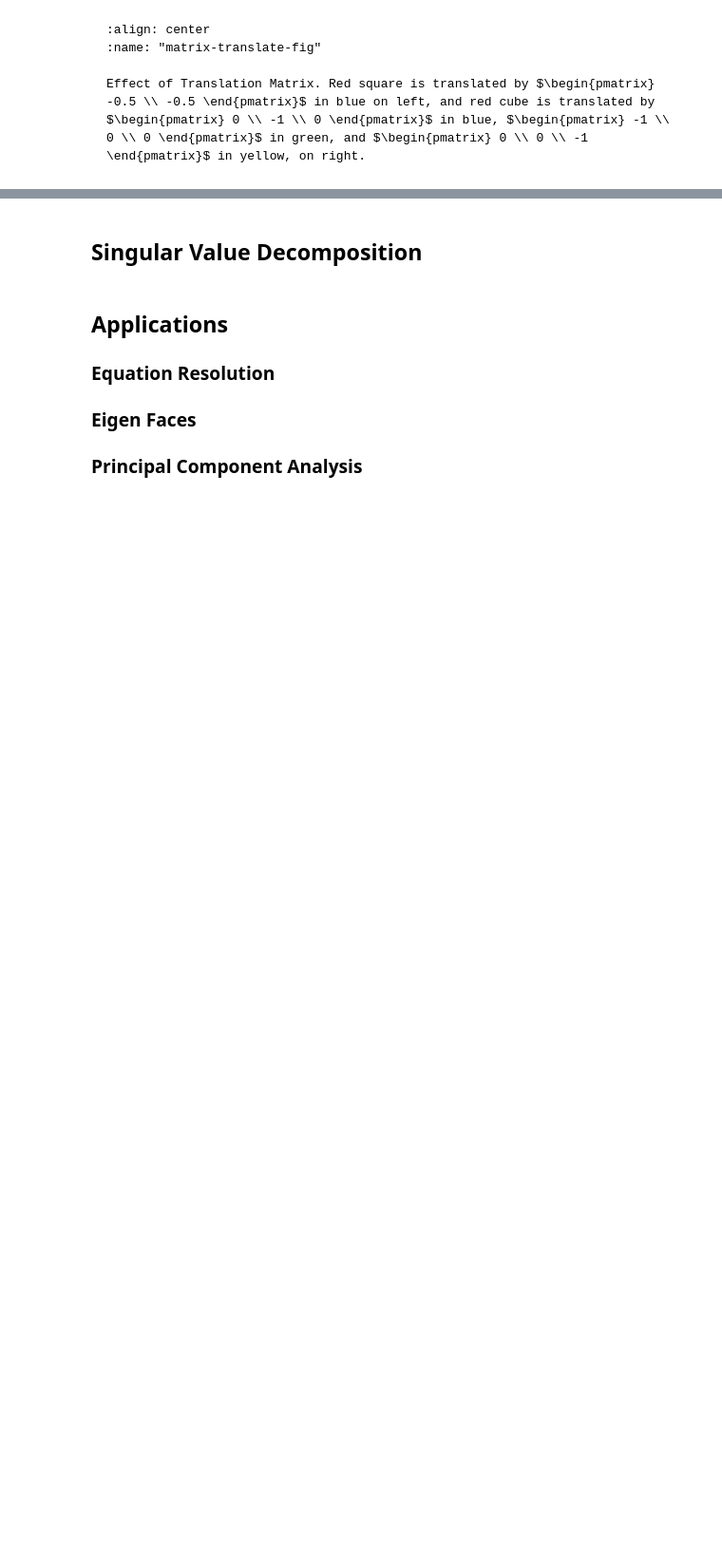
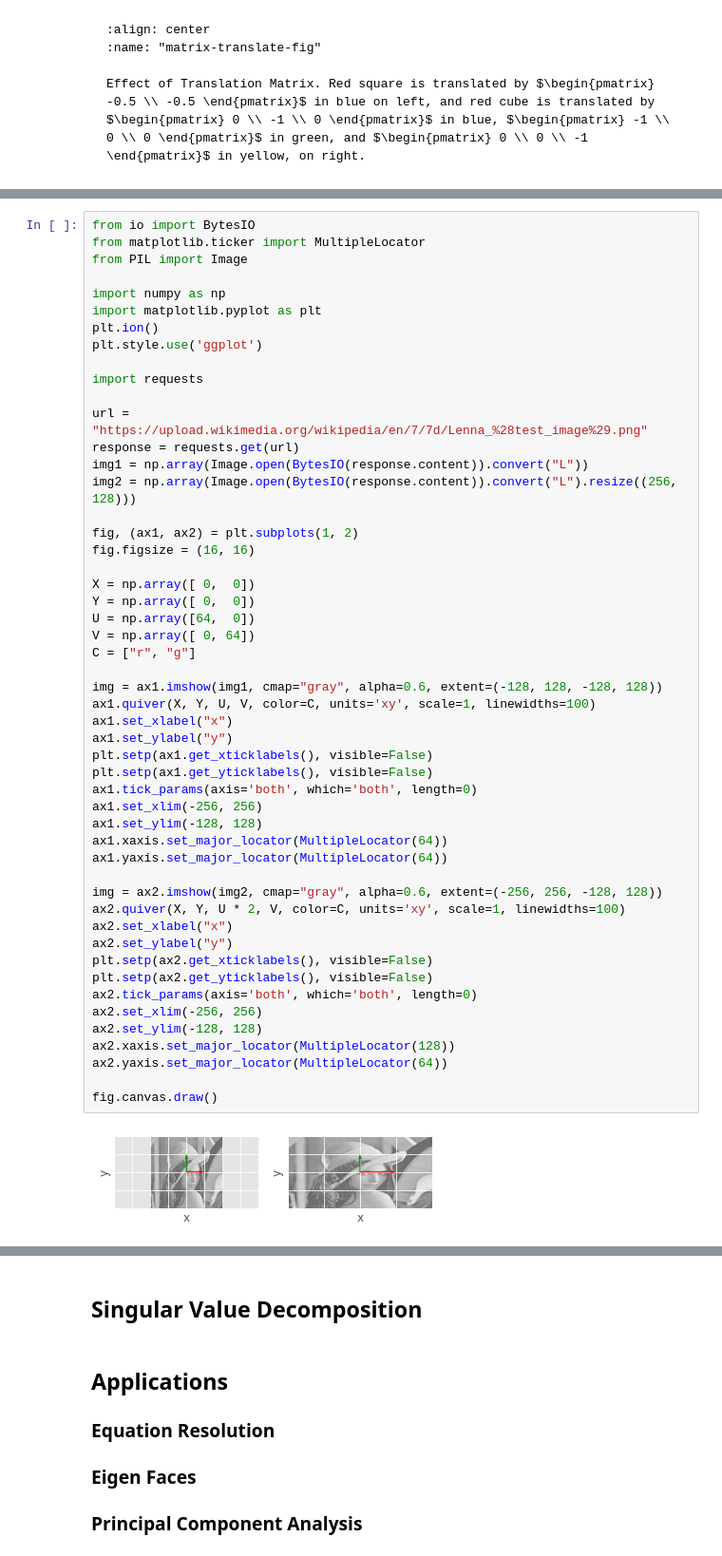
Before and after one commit to yliess86/DataDrivenScienceBook, a Jupyter notebook: data_driven_science_book/linear_algebra.ipynb, the cells around one changed output, grey strips where cells are left out. Shown at 95% size. Drawn from its saved outputs; the diff is of its cells as text; blank space fills up the shorter version.

```diff
--- a/data_driven_science_book/linear_algebra.ipynb
+++ b/data_driven_science_book/linear_algebra.ipynb
@@ -1436,0 +1515,53 @@ $$
+# %%
+from io import BytesIO
+from matplotlib.ticker import MultipleLocator
+from PIL import Image
+
+import numpy as np
+import matplotlib.pyplot as plt
+plt.ion()
+plt.style.use('ggplot')
+
+import requests
+
+url = "https://upload.wikimedia.org/wikipedia/en/7/7d/Lenna_%28test_image%29.png"
+response = requests.get(url)
+img1 = np.array(Image.open(BytesIO(response.content)).convert("L"))
+img2 = np.array(Image.open(BytesIO(response.content)).convert("L").resize((256, 128)))
+
+fig, (ax1, ax2) = plt.subplots(1, 2)
+fig.figsize = (16, 16)
+
+X = np.array([ 0,  0])
+Y = np.array([ 0,  0])
+U = np.array([64,  0])
+V = np.array([ 0, 64])
+C = ["r", "g"]
+
+img = ax1.imshow(img1, cmap="gray", alpha=0.6, extent=(-128, 128, -128, 128))
+ax1.quiver(X, Y, U, V, color=C, units='xy', scale=1, linewidths=100)
+ax1.set_xlabel("x")
+ax1.set_ylabel("y")
+plt.setp(ax1.get_xticklabels(), visible=False)
+plt.setp(ax1.get_yticklabels(), visible=False)
+ax1.tick_params(axis='both', which='both', length=0)
+ax1.set_xlim(-256, 256)
+ax1.set_ylim(-128, 128)
+ax1.xaxis.set_major_locator(MultipleLocator(64))
+ax1.yaxis.set_major_locator(MultipleLocator(64))
+
+img = ax2.imshow(img2, cmap="gray", alpha=0.6, extent=(-256, 256, -128, 128))
+ax2.quiver(X, Y, U * 2, V, color=C, units='xy', scale=1, linewidths=100)
+ax2.set_xlabel("x")
+ax2.set_ylabel("y")
+plt.setp(ax2.get_xticklabels(), visible=False)
+plt.setp(ax2.get_yticklabels(), visible=False)
+ax2.tick_params(axis='both', which='both', length=0)
+ax2.set_xlim(-256, 256)
+ax2.set_ylim(-128, 128)
+ax2.xaxis.set_major_locator(MultipleLocator(128))
+ax2.yaxis.set_major_locator(MultipleLocator(64))
+
+fig.canvas.draw()
+# %% [output]
+[figure, added]
```
Also changed, not shown: parts of 6 cells of this notebook.
